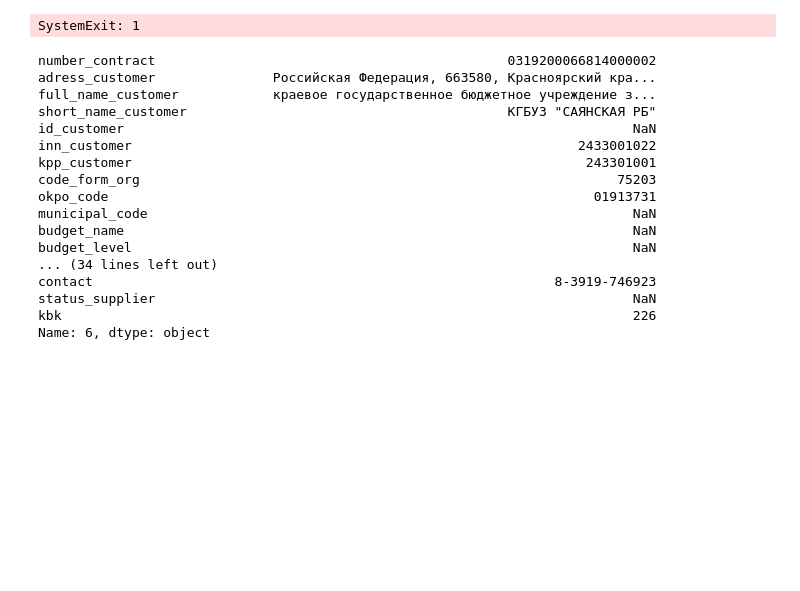
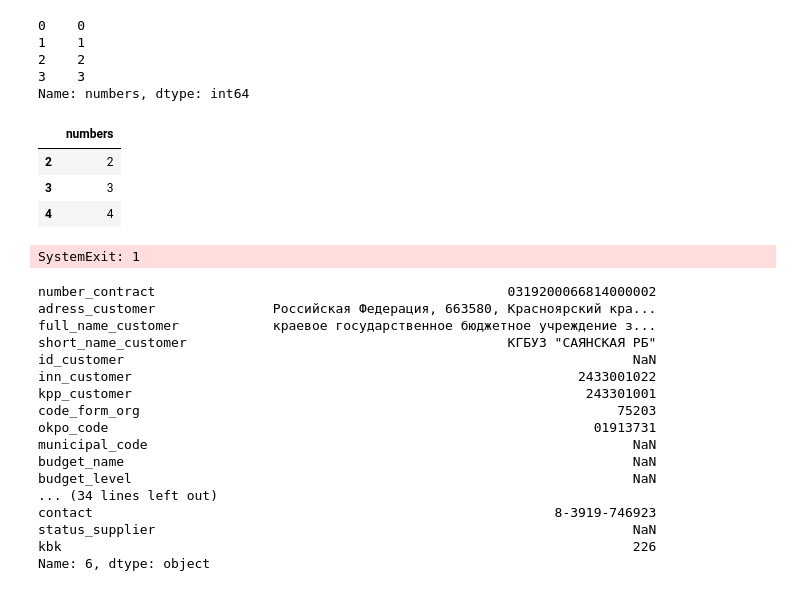
Before and after one commit to Gleb01548/contract_database, a Jupyter notebook: notebooks/test.ipynb, the cells around one changed output. Drawn from its saved outputs; the diff is of its cells as text; code cells hidden in the pictures; blank space fills up the shorter version.

```diff
--- a/notebooks/test.ipynb
+++ b/notebooks/test.ipynb
@@ -13,3 +28,18 @@ tqdm.pandas()
+# %%
+df['numbers'].iloc[:-1]
+# %% [output]
+0    0
+1    1
+2    2
+3    3
+Name: numbers, dtype: int64
+# %%
+df[df['numbers'].index >= 2]
+# %% [output]
+|  | numbers |
+| 2 | 2 |
+| 3 | 3 |
+| 4 | 4 |
 # %%
 raise SystemExit(1)
 # %% [output]
```
Also changed, not shown: parts of 2 cells of this notebook, 2 other files.
